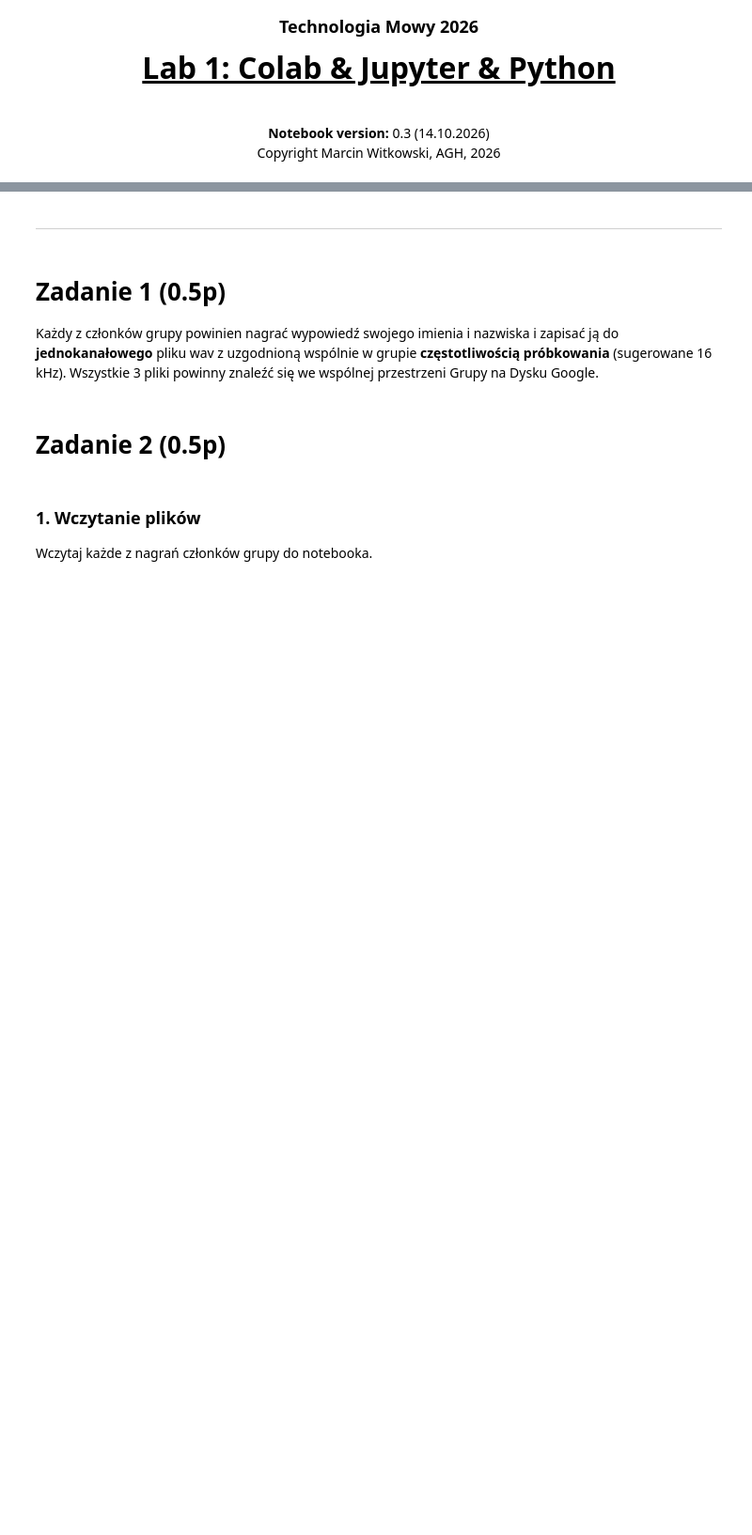
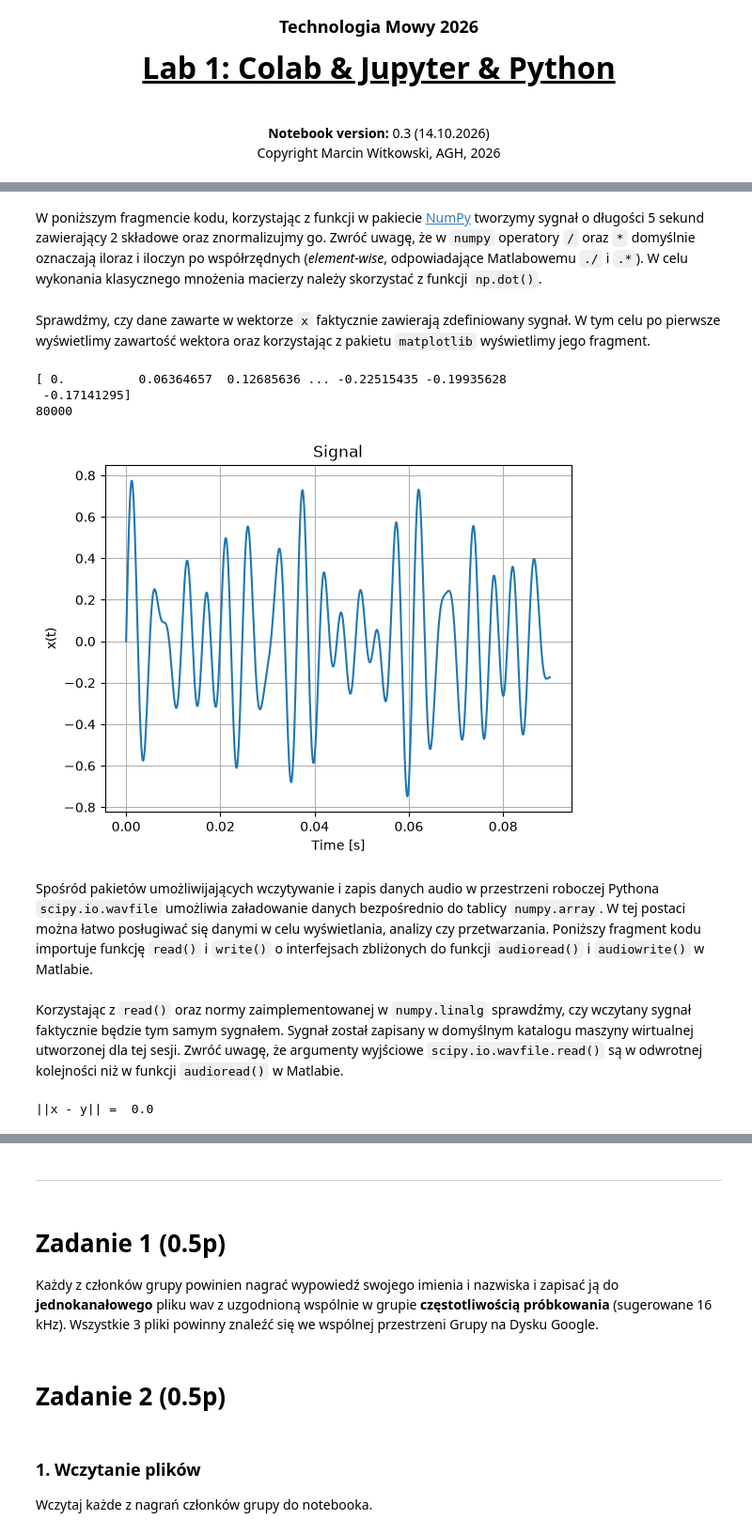
Before and after one commit to engelberd/TM-Grupa-6, a Jupyter notebook: Laby/Lab1/tm_lab1.ipynb, the cells around one changed output, grey strips where cells are left out. Shown at 94% size. Saved outputs shown, nothing was run; the diff lists cells and outputs as text; code cells hidden in the pictures; blank space fills up the shorter version.

```diff
--- a/Laby/Lab1/tm_lab1.ipynb
+++ b/Laby/Lab1/tm_lab1.ipynb
@@ -9,0 +13,32 @@
+# %% [markdown]
+W poniższym fragmencie kodu, korzystając z funkcji w pakiecie [NumPy](https://numpy.org/doc/stable/) tworzymy sygnał o długości 5 sekund zawierający 2 składowe oraz znormalizujmy go. Zwróć uwagę, że w `numpy` operatory `/` oraz `*` domyślnie oznaczają iloraz i iloczyn po współrzędnych (*element-wise*, odpowiadające Matlabowemu `./` i `.*`). W celu wykonania klasycznego mnożenia macierzy należy skorzystać z funkcji `np.dot()`.
+# %%
+import numpy as np
+
+fs = 16000
+t = np.linspace(0,5,fs*5)
+x = np.sin(2*np.pi*164.81*t) + np.sin(2*np.pi*196*t) + np.sin(2*np.pi*246.94*t)
+x = 0.8 * x / np.max(x)
+# %% [markdown]
+Sprawdźmy, czy dane zawarte w wektorze `x` faktycznie zawierają zdefiniowany sygnał. W tym celu po pierwsze wyświetlimy zawartość wektora oraz korzystając z pakietu `matplotlib` wyświetlimy jego fragment.
+# %%
+print(x)
+print(len(x))
+
+import matplotlib.pyplot as plt
+
+# Plot the points using matplotlib
+t_stop = int(0.09 * fs)
+sig_range = np.array(range(0,t_stop))
+plt.plot(t[sig_range], x[sig_range])
+plt.xlabel('Time [s]')
+plt.ylabel('x(t)')
+plt.title('Signal')
+plt.grid()
+# %% [output]
+[ 0.          0.06364657  0.12685636 ... -0.22515435 -0.19935628
+ -0.17141295]
+80000
+[figure, added]
+# %% [markdown]
+Spośród pakietów umożliwijających wczytywanie i zapis danych audio w przestrzeni roboczej Pythona `scipy.io.wavfile` umożliwia załadowanie danych bezpośrednio do tablicy `numpy.array`. W tej postaci można łatwo posługiwać się danymi w celu wyświetlania, analizy czy przetwarzania. Poniższy fragment kodu importuje funkcję `read()` i `write()` o interfejsach zbliżonych do funkcji `audioread()` i `audiowrite()` w Matlabie.
@@ -9,0 +50,8 @@
+# %% [markdown]
+Korzystając z `read()` oraz normy zaimplementowanej w `numpy.linalg` sprawdźmy, czy wczytany sygnał faktycznie będzie tym samym sygnałem. Sygnał został zapisany w domyślnym katalogu maszyny wirtualnej utworzonej dla tej sesji. Zwróć uwagę, że argumenty wyjściowe `scipy.io.wavfile.read()` są w odwrotnej kolejności niż w funkcji `audioread()` w Matlabie.
+# %%
+fs2, y = read('output/signal.wav')
+
+print("||x - y|| = ", np.linalg.norm(x-y))
+# %% [output]
+||x - y|| =  0.0
```
Also changed, not shown: parts of 20 cells of this notebook.
